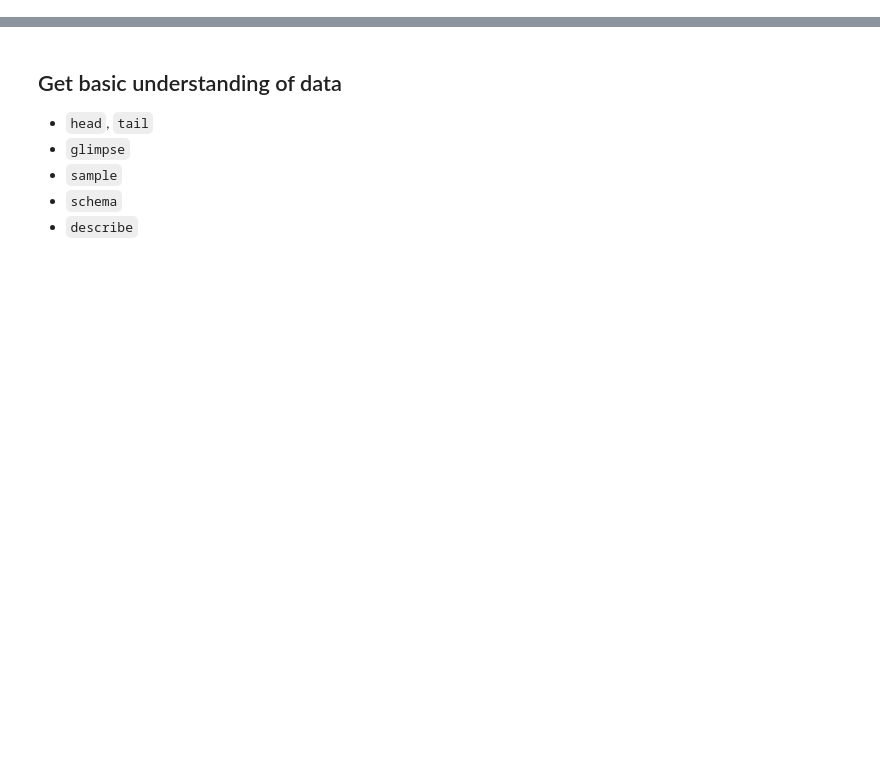
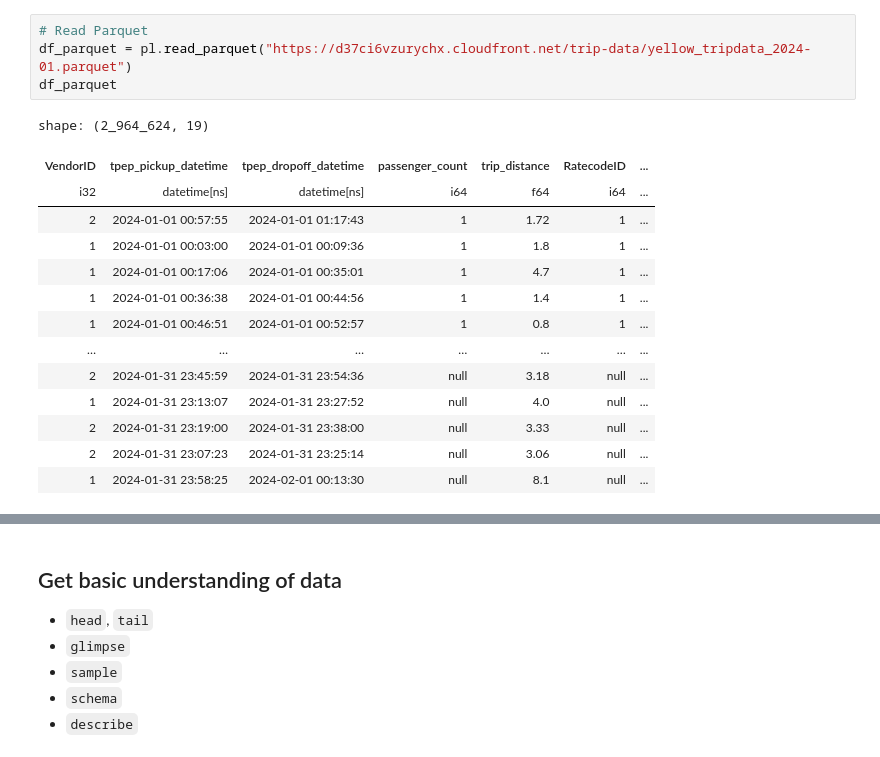
Before and after one commit to enigma-brain/polars_workshop_2025, a Jupyter notebook: polars.ipynb, the cells around one changed output, grey strips where cells are left out. Cells and saved outputs as stored; diff of their text form; blank space fills up the shorter version.

```diff
--- a/polars.ipynb
+++ b/polars.ipynb
@@ -54,0 +110,19 @@ Understanding these is most of the work. Extending to Lazy API and streaming is
+# %%
+# Read Parquet
+df_parquet = pl.read_parquet("https://d37ci6vzurychx.cloudfront.net/trip-data/yellow_tripdata_2024-01.parquet")
+df_parquet
+# %% [output]
+shape: (2_964_624, 19)
+| VendorID | tpep_pickup_datetime | tpep_dropoff_datetime | passenger_count | trip_distance | RatecodeID | ... |
+| i32 | datetime[ns] | datetime[ns] | i64 | f64 | i64 | ... |
+| 2 | 2024-01-01 00:57:55 | 2024-01-01 01:17:43 | 1 | 1.72 | 1 | ... |
+| 1 | 2024-01-01 00:03:00 | 2024-01-01 00:09:36 | 1 | 1.8 | 1 | ... |
+| 1 | 2024-01-01 00:17:06 | 2024-01-01 00:35:01 | 1 | 4.7 | 1 | ... |
+| 1 | 2024-01-01 00:36:38 | 2024-01-01 00:44:56 | 1 | 1.4 | 1 | ... |
+| 1 | 2024-01-01 00:46:51 | 2024-01-01 00:52:57 | 1 | 0.8 | 1 | ... |
+| … | … | … | … | … | … | ... |
+| 2 | 2024-01-31 23:45:59 | 2024-01-31 23:54:36 | null | 3.18 | null | ... |
+| 1 | 2024-01-31 23:13:07 | 2024-01-31 23:27:52 | null | 4.0 | null | ... |
+| 2 | 2024-01-31 23:19:00 | 2024-01-31 23:38:00 | null | 3.33 | null | ... |
+| 2 | 2024-01-31 23:07:23 | 2024-01-31 23:25:14 | null | 3.06 | null | ... |
+| 1 | 2024-01-31 23:58:25 | 2024-02-01 00:13:30 | null | 8.1 | null | ... |
```
Also changed, not shown: parts of 41 cells of this notebook, 1 other file.
